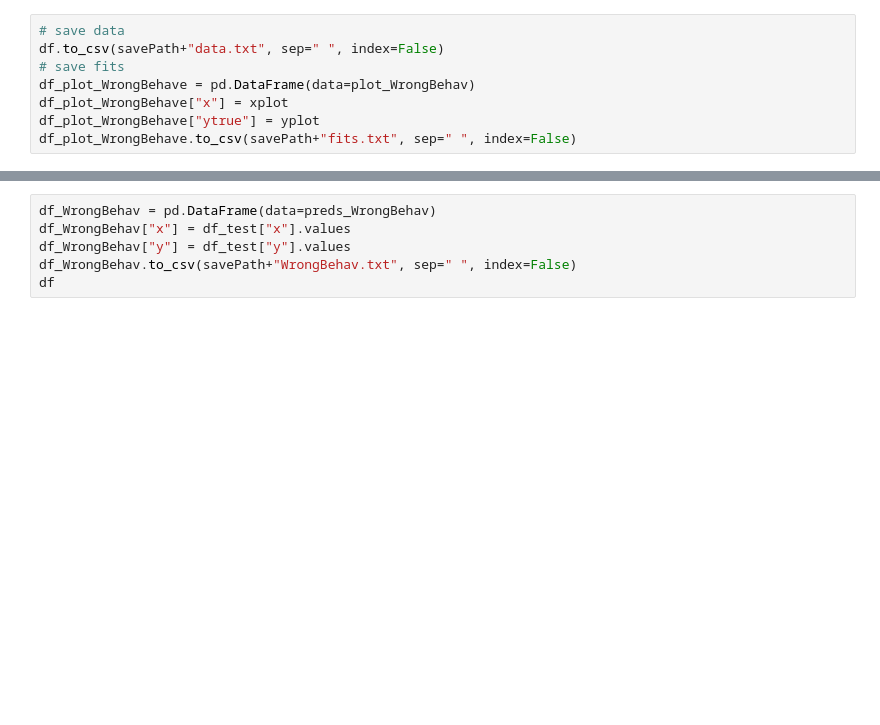
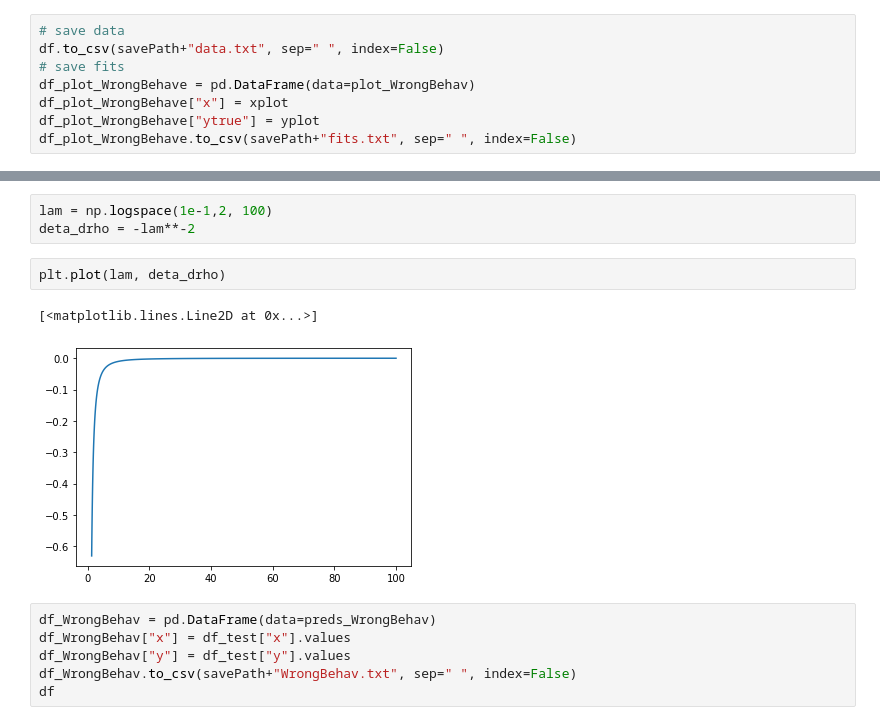
Before and after one commit to j-cap/Master-Thesis, a Jupyter notebook: Code/SplinesInPython/Experiments_Chapter4.ipynb, the cells around one changed output, grey strips where cells are left out. Drawn from its saved outputs; the diff is of its cells as text; blank space fills up the shorter version.

```diff
--- a/Code/SplinesInPython/Experiments_Chapter4.ipynb
+++ b/Code/SplinesInPython/Experiments_Chapter4.ipynb
@@ -782,3 +793,11 @@ xplot = np.linspace(0.1,0.38, 100)
+# %%
+lam = np.logspace(1e-1,2, 100)
+deta_drho = -lam**-2
+# %%
+plt.plot(lam, deta_drho)
+# %% [output]
+[<matplotlib.lines.Line2D at 0x...>]
+[figure, added]
 # %%
 df_WrongBehav = pd.DataFrame(data=preds_WrongBehav)
 df_WrongBehav["x"] = df_test["x"].values
```
Also changed, not shown: parts of 8 cells of this notebook, 27 other files.
